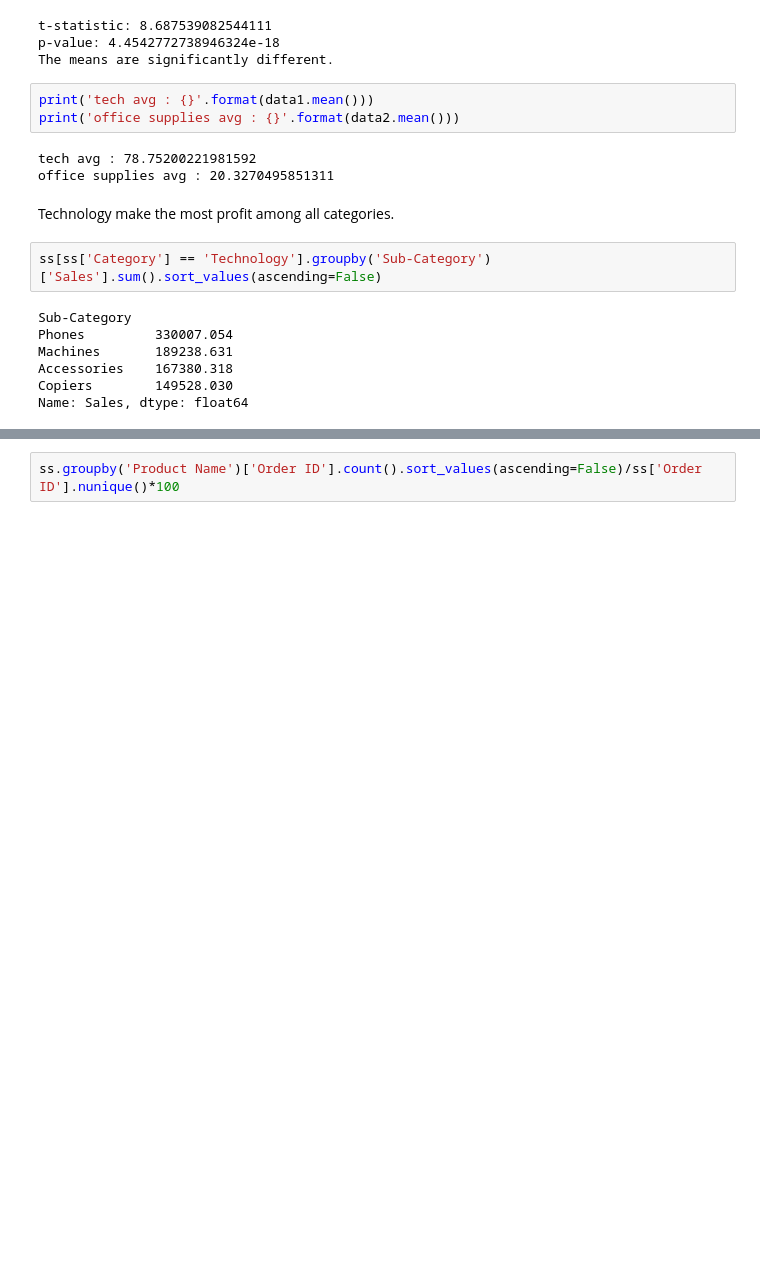
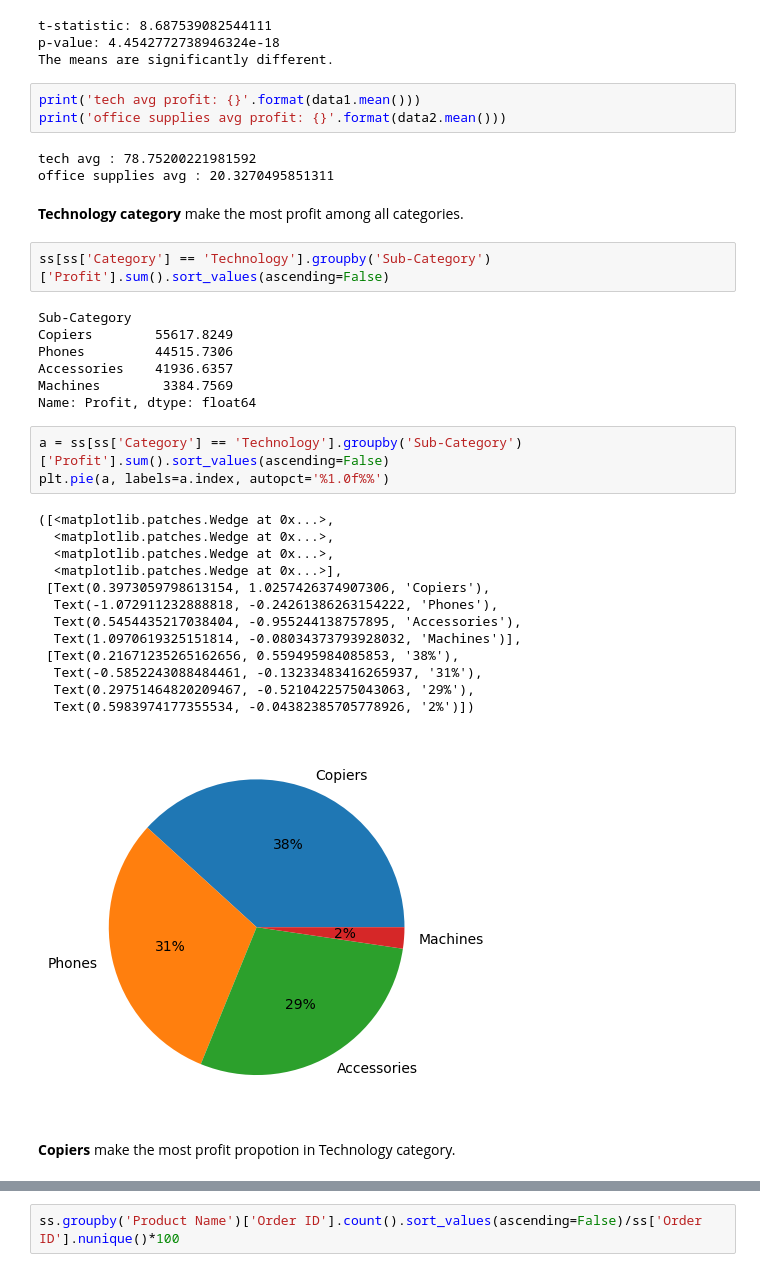
Before and after one commit to Krittapad12348/Superstore_Analysis, a Jupyter notebook: superstore_python.ipynb, the cells around one changed output, grey strips where cells are left out. Cells and saved outputs as stored; diff of their text form; blank space fills up the shorter version.

```diff
--- a/superstore_python.ipynb
+++ b/superstore_python.ipynb
@@ -217,19 +267,38 @@ t-statistic: 8.687539082544111
 p-value: 4.4542772738946324e-18
 The means are significantly different.
 # %%
-print('tech avg : {}'.format(data1.mean()))
-print('office supplies avg : {}'.format(data2.mean()))
+print('tech avg profit: {}'.format(data1.mean()))
+print('office supplies avg profit: {}'.format(data2.mean()))
 # %% [output]
 tech avg : 78.75200221981592
 office supplies avg : 20.3270495851311
 # %% [markdown]
-Technology make the most profit among all categories.
+**Technology category** make the most profit among all categories.
 # %%
-ss[ss['Category'] == 'Technology'].groupby('Sub-Category')['Sales'].sum().sort_values(ascending=False)
+ss[ss['Category'] == 'Technology'].groupby('Sub-Category')['Profit'].sum().sort_values(ascending=False)
 # %% [output]
 Sub-Category
-Phones         330007.054
-Machines       189238.631
-Accessories    167380.318
-Copiers        149528.030
-Name: Sales, dtype: float64
+Copiers        55617.8249
+Phones         44515.7306
+Accessories    41936.6357
+Machines        3384.7569
+Name: Profit, dtype: float64
+# %%
+a = ss[ss['Category'] == 'Technology'].groupby('Sub-Category')['Profit'].sum().sort_values(ascending=False)
+plt.pie(a, labels=a.index, autopct='%1.0f%%')
+# %% [output]
+([<matplotlib.patches.Wedge at 0x...>,
+  <matplotlib.patches.Wedge at 0x...>,
+  <matplotlib.patches.Wedge at 0x...>,
+  <matplotlib.patches.Wedge at 0x...>],
+ [Text(0.3973059798613154, 1.0257426374907306, 'Copiers'),
+  Text(-1.072911232888818, -0.24261386263154222, 'Phones'),
+  Text(0.5454435217038404, -0.955244138757895, 'Accessories'),
+  Text(1.0970619325151814, -0.08034373793928032, 'Machines')],
+ [Text(0.21671235265162656, 0.559495984085853, '38%'),
+  Text(-0.5852243088484461, -0.13233483416265937, '31%'),
+  Text(0.29751464820209467, -0.5210422575043063, '29%'),
+  Text(0.5983974177355534, -0.04382385705778926, '2%')])
+[figure, added]
+# %% [markdown]
+**Copiers** make the most profit propotion in Technology category.
```
Also changed, not shown: parts of 19 cells of this notebook.
